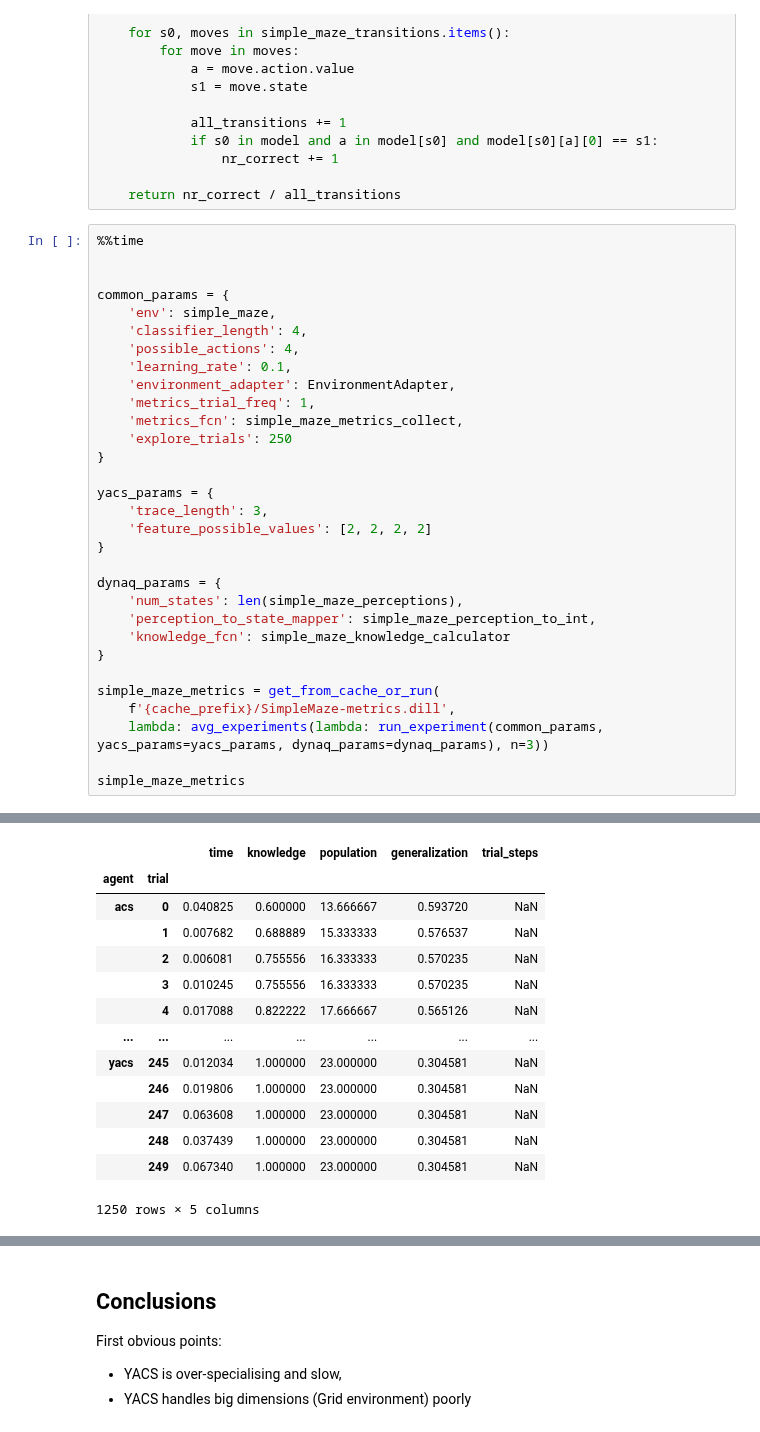
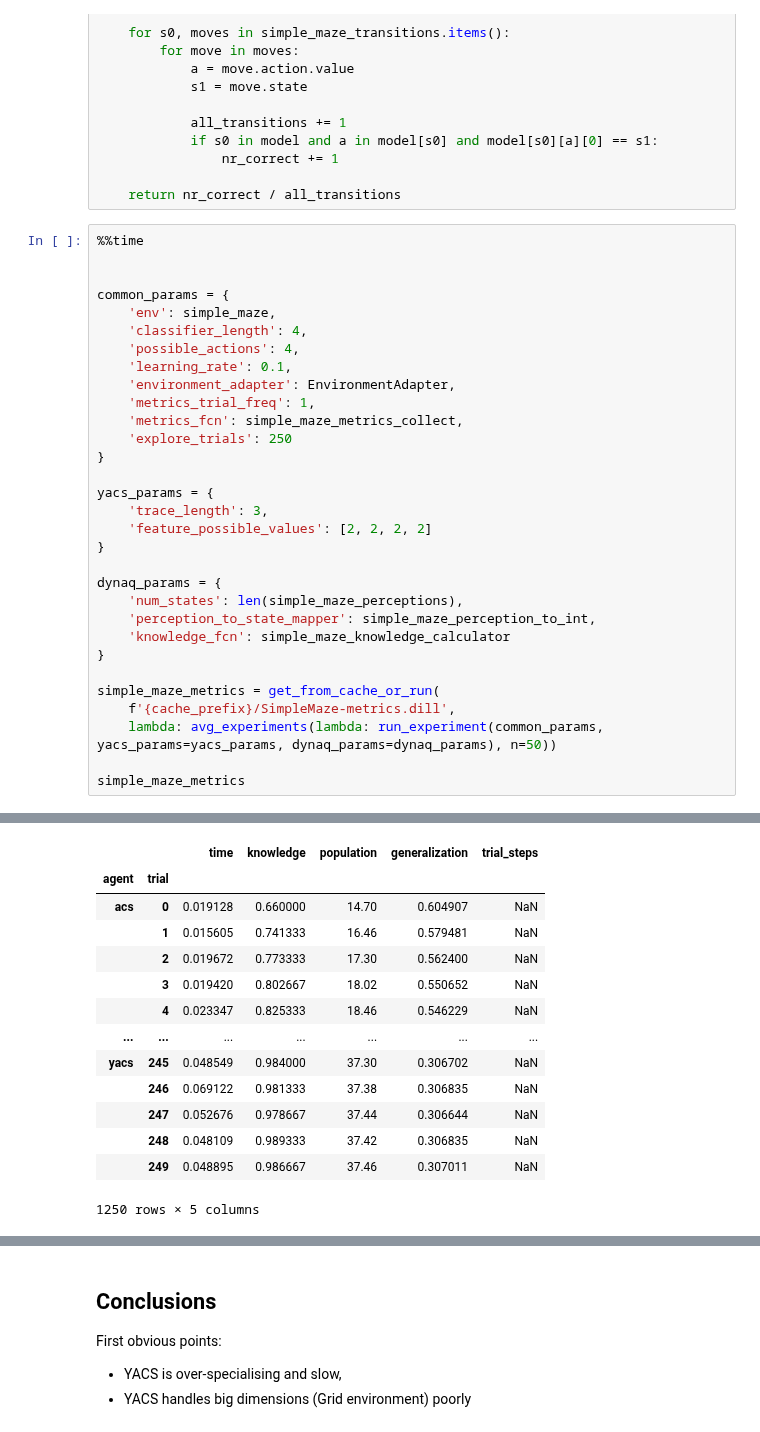
Before and after one commit to ParrotPrediction/pyalcs-experiments, a Jupyter notebook: alcs_comparison/Experiments.ipynb, the cells around one changed output, grey strips where cells are left out. Drawn from its saved outputs; the diff is of its cells as text.

```diff
--- a/alcs_comparison/Experiments.ipynb
+++ b/alcs_comparison/Experiments.ipynb
@@ -175,7 +169,7 @@ dynaq_params = {
 
 simple_maze_metrics = get_from_cache_or_run(
     f'{cache_prefix}/SimpleMaze-metrics.dill',
-    lambda: avg_experiments(lambda: run_experiment(common_params, yacs_params=yacs_params, dynaq_params=dynaq_params), n=3))
+    lambda: avg_experiments(lambda: run_experiment(common_params, yacs_params=yacs_params, dynaq_params=dynaq_params), n=50))
 
 simple_maze_metrics
 # %% [output]
@@ -187,14 +178,14 @@ Wall time: 1min
 |  |  | time | knowledge | population | generalization | trial_steps |
 | agent | trial |  |  |  |  |  |
-| acs | 0 | 0.040825 | 0.600000 | 13.666667 | 0.593720 | NaN |
-|  | 1 | 0.007682 | 0.688889 | 15.333333 | 0.576537 | NaN |
-|  | 2 | 0.006081 | 0.755556 | 16.333333 | 0.570235 | NaN |
-|  | 3 | 0.010245 | 0.755556 | 16.333333 | 0.570235 | NaN |
-|  | 4 | 0.017088 | 0.822222 | 17.666667 | 0.565126 | NaN |
+| acs | 0 | 0.019128 | 0.660000 | 14.70 | 0.604907 | NaN |
+|  | 1 | 0.015605 | 0.741333 | 16.46 | 0.579481 | NaN |
+|  | 2 | 0.019672 | 0.773333 | 17.30 | 0.562400 | NaN |
+|  | 3 | 0.019420 | 0.802667 | 18.02 | 0.550652 | NaN |
+|  | 4 | 0.023347 | 0.825333 | 18.46 | 0.546229 | NaN |
 | ... | ... | ... | ... | ... | ... | ... |
-| yacs | 245 | 0.012034 | 1.000000 | 23.000000 | 0.304581 | NaN |
-|  | 246 | 0.019806 | 1.000000 | 23.000000 | 0.304581 | NaN |
-|  | 247 | 0.063608 | 1.000000 | 23.000000 | 0.304581 | NaN |
-|  | 248 | 0.037439 | 1.000000 | 23.000000 | 0.304581 | NaN |
-|  | 249 | 0.067340 | 1.000000 | 23.000000 | 0.304581 | NaN |
+| yacs | 245 | 0.048549 | 0.984000 | 37.30 | 0.306702 | NaN |
+|  | 246 | 0.069122 | 0.981333 | 37.38 | 0.306835 | NaN |
+|  | 247 | 0.052676 | 0.978667 | 37.44 | 0.306644 | NaN |
+|  | 248 | 0.048109 | 0.989333 | 37.42 | 0.306835 | NaN |
+|  | 249 | 0.048895 | 0.986667 | 37.46 | 0.307011 | NaN |
 1250 rows × 5 columns
```
Also changed, not shown: parts of 13 cells of this notebook, 5 other files.
